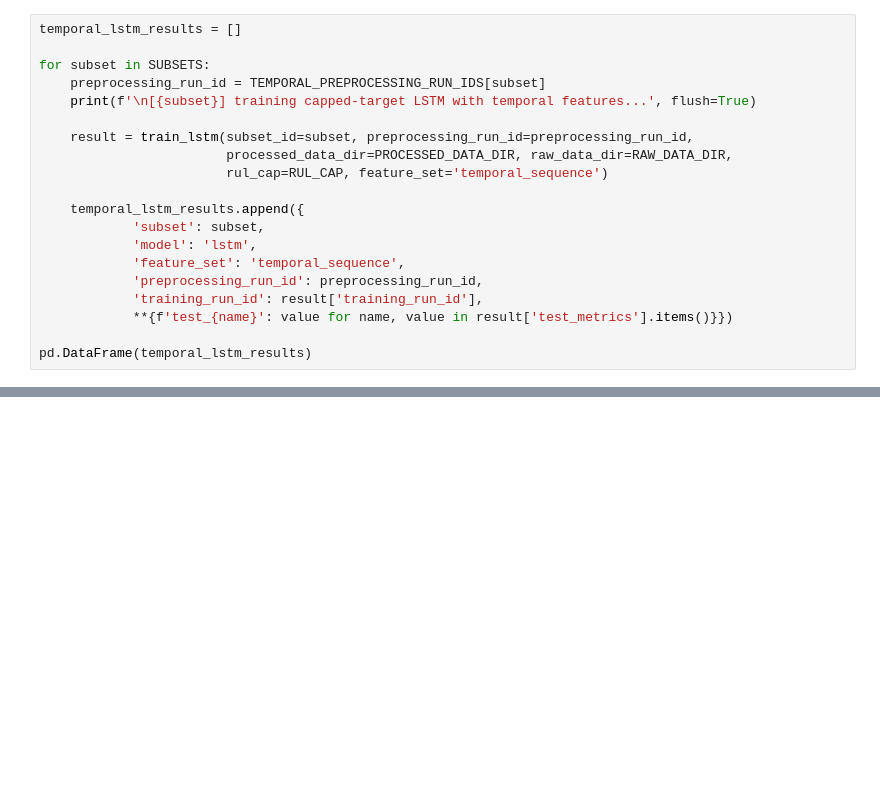
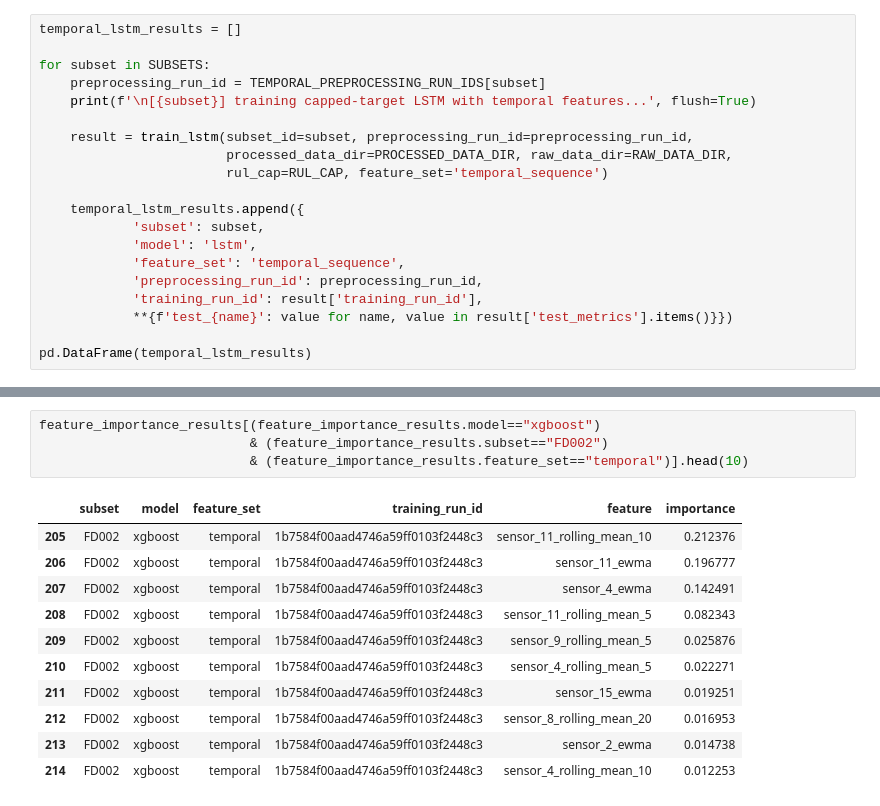
Before and after one commit to AanchalA/NASA-CMAPSS-TurboEngine-RUL, a Jupyter notebook: code/src/training/run_model_experiments.ipynb, the cells around one changed output, grey strips where cells are left out. Drawn from its saved outputs; the diff is of its cells as text; blank space fills up the shorter version.

```diff
--- a/code/src/training/run_model_experiments.ipynb
+++ b/code/src/training/run_model_experiments.ipynb
@@ -292,0 +508,16 @@ robustness_summary.merge(win_rates, on='subset', how='left').round(3)
+# %%
+feature_importance_results[(feature_importance_results.model=="xgboost")
+                           & (feature_importance_results.subset=="FD002")
+                           & (feature_importance_results.feature_set=="temporal")].head(10)
+# %% [output]
+|  | subset | model | feature_set | training_run_id | feature | importance |
+| 205 | FD002 | xgboost | temporal | 1b7584f00aad4746a59ff0103f2448c3 | sensor_11_rolling_mean_10 | 0.212376 |
+| 206 | FD002 | xgboost | temporal | 1b7584f00aad4746a59ff0103f2448c3 | sensor_11_ewma | 0.196777 |
+| 207 | FD002 | xgboost | temporal | 1b7584f00aad4746a59ff0103f2448c3 | sensor_4_ewma | 0.142491 |
+| 208 | FD002 | xgboost | temporal | 1b7584f00aad4746a59ff0103f2448c3 | sensor_11_rolling_mean_5 | 0.082343 |
+| 209 | FD002 | xgboost | temporal | 1b7584f00aad4746a59ff0103f2448c3 | sensor_9_rolling_mean_5 | 0.025876 |
+| 210 | FD002 | xgboost | temporal | 1b7584f00aad4746a59ff0103f2448c3 | sensor_4_rolling_mean_5 | 0.022271 |
+| 211 | FD002 | xgboost | temporal | 1b7584f00aad4746a59ff0103f2448c3 | sensor_15_ewma | 0.019251 |
+| 212 | FD002 | xgboost | temporal | 1b7584f00aad4746a59ff0103f2448c3 | sensor_8_rolling_mean_20 | 0.016953 |
+| 213 | FD002 | xgboost | temporal | 1b7584f00aad4746a59ff0103f2448c3 | sensor_2_ewma | 0.014738 |
+| 214 | FD002 | xgboost | temporal | 1b7584f00aad4746a59ff0103f2448c3 | sensor_4_rolling_mean_10 | 0.012253 |
```
Also changed, not shown: parts of 13 cells of this notebook, 4 other files.
